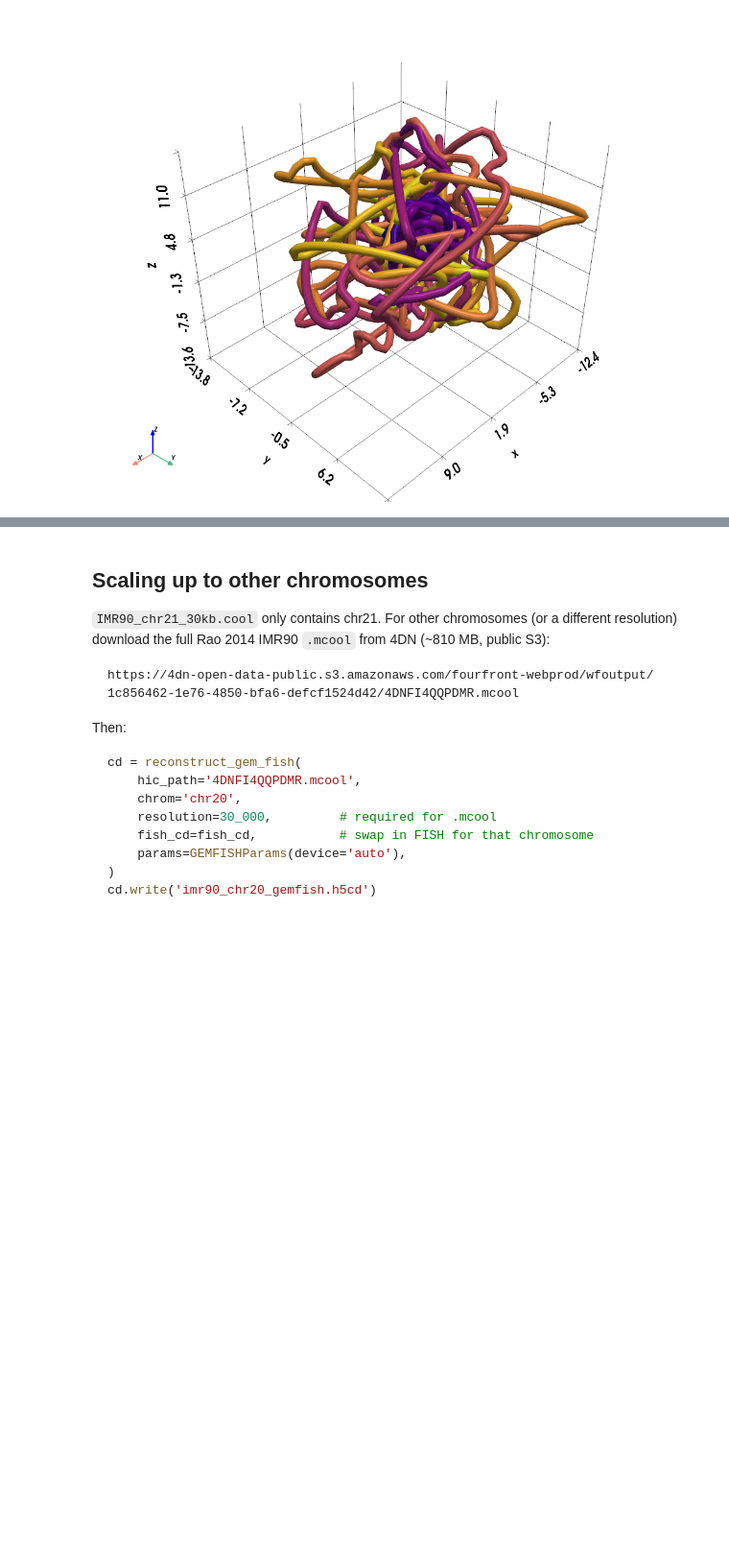
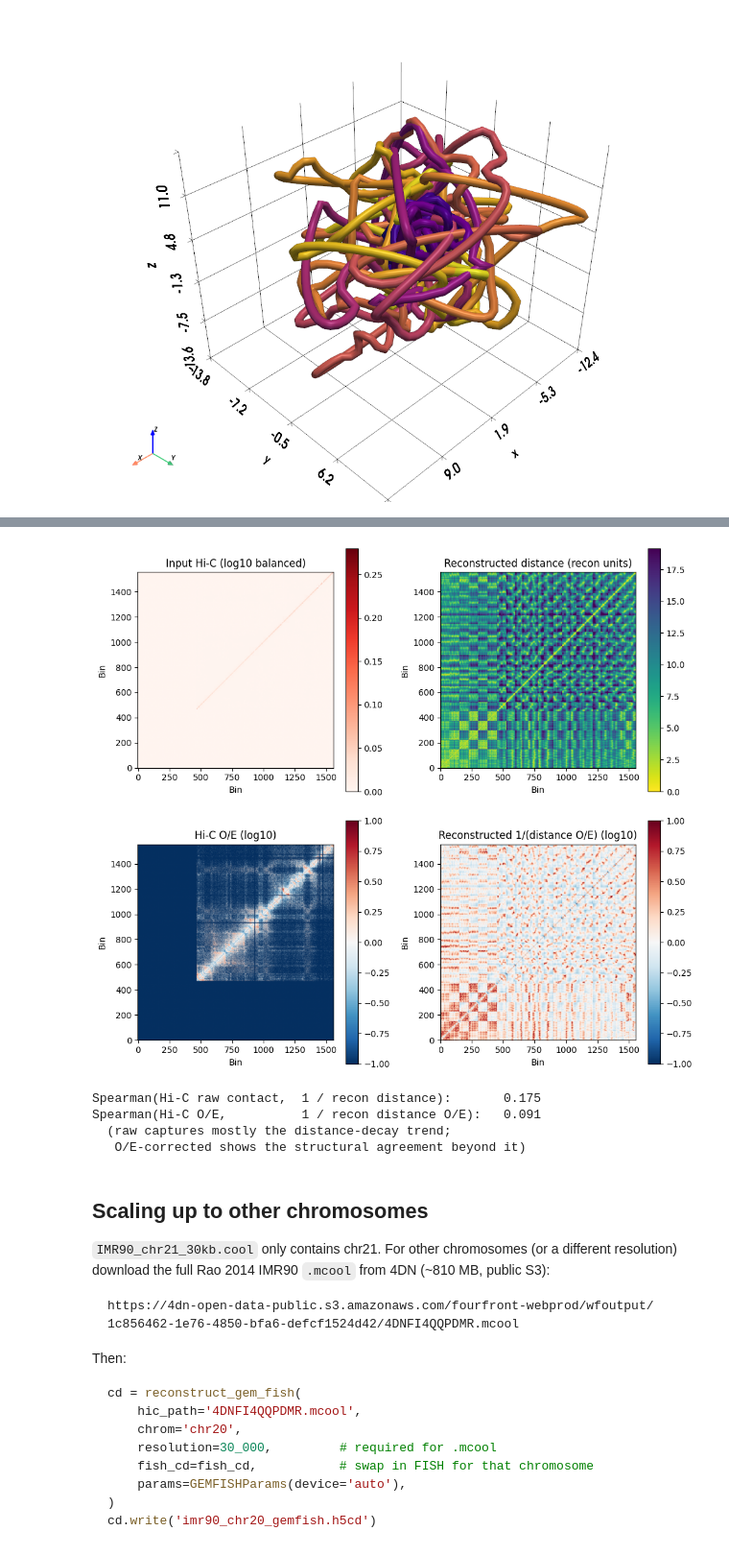
Before and after one commit to u-science-lab/U-Chrom, a Jupyter notebook: tutorials/gem_fish_reconstruction.ipynb, the cells around one changed output, grey strips where cells are left out. Shown at 96% size. Cells and saved outputs as stored; diff of their text form; code cells hidden in the pictures; blank space fills up the shorter version.

```diff
--- a/tutorials/gem_fish_reconstruction.ipynb
+++ b/tutorials/gem_fish_reconstruction.ipynb
@@ -322,3 +342,80 @@ plot_structure_3d(
+# %%
+from uchrom.recon.fish._hic import load_contact_matrix
+from scipy.stats import spearmanr
+from scipy.spatial.distance import cdist
+
+hic_mat, hic_bin_df = load_contact_matrix(
+    str(hic_cool), chrom='chr21', resolution=None, normalize=True,
+)
+hic_mat = np.nan_to_num(hic_mat, nan=0.0)
+D_recon_full = cdist(cd.coords, cd.coords)
+n_bins = hic_mat.shape[0]
+
+# Observed / expected: divide each off-diagonal element by the mean at
+# its genomic separation.  Reveals structural features independent of
+# the distance-decay trend.
+def oe_normalize(mat):
+    n = mat.shape[0]
+    out = np.zeros_like(mat)
+    for k in range(1, n):
+        diag_vals = np.array([mat[i, i + k] for i in range(n - k)])
+        pos = diag_vals[diag_vals > 0]
+        if pos.size == 0: continue
+        mu = pos.mean()
+        for i in range(n - k):
+            out[i, i + k] = out[i + k, i] = (
+                mat[i, i + k] / mu if mat[i, i + k] > 0 else 0.0
+            )
+    return out
+
+hic_oe = oe_normalize(hic_mat)
+dist_oe = oe_normalize(D_recon_full)  # high distance / expected → far
+# For distance matrix, "observed/expected > 1" means farther than
+# expected; to make it analogous to contact-frequency we flip the sign.
+dist_inv_oe = np.where(dist_oe > 0, 1.0 / dist_oe, 0.0)
+
+fig, axes = plt.subplots(2, 2, figsize=(10, 9))
+
+im00 = axes[0, 0].imshow(np.log10(hic_mat + 1), cmap='Reds', origin='lower')
+axes[0, 0].set_title('Input Hi-C (log10 balanced)')
+plt.colorbar(im00, ax=axes[0, 0])
+
+im01 = axes[0, 1].imshow(D_recon_full, cmap='viridis_r', origin='lower',
+                          vmax=np.percentile(D_recon_full, 98))
+axes[0, 1].set_title('Reconstructed distance (recon units)')
+plt.colorbar(im01, ax=axes[0, 1])
+
+im10 = axes[1, 0].imshow(np.log10(hic_oe + 1e-2), cmap='RdBu_r', origin='lower',
+                          vmin=-1, vmax=1)
+axes[1, 0].set_title('Hi-C O/E (log10)')
+plt.colorbar(im10, ax=axes[1, 0])
+
+im11 = axes[1, 1].imshow(np.log10(dist_inv_oe + 1e-2), cmap='RdBu_r',
+                          origin='lower', vmin=-1, vmax=1)
+axes[1, 1].set_title('Reconstructed 1/(distance O/E) (log10)')
+plt.colorbar(im11, ax=axes[1, 1])
+
+for ax in axes.flat:
+    ax.set_xlabel('Bin'); ax.set_ylabel('Bin')
+plt.tight_layout()
+plt.show()
+
+# Correlations
+iu = np.triu_indices(n_bins, k=1)
+ok = (hic_mat[iu] > 0) & (D_recon_full[iu] > 0)
+rho_raw, _ = spearmanr(hic_mat[iu][ok], 1.0 / D_recon_full[iu][ok])
+ok_oe = (hic_oe[iu] > 0) & (dist_oe[iu] > 0)
+rho_oe, _ = spearmanr(hic_oe[iu][ok_oe], 1.0 / dist_oe[iu][ok_oe])
+print(f'Spearman(Hi-C raw contact,  1 / recon distance):       {rho_raw:.3f}')
+print(f'Spearman(Hi-C O/E,          1 / recon distance O/E):   {rho_oe:.3f}')
+print('  (raw captures mostly the distance-decay trend;')
+print('   O/E-corrected shows the structural agreement beyond it)')
+# %% [output]
+[figure, added]
+Spearman(Hi-C raw contact,  1 / recon distance):       0.175
+Spearman(Hi-C O/E,          1 / recon distance O/E):   0.091
+  (raw captures mostly the distance-decay trend;
+   O/E-corrected shows the structural agreement beyond it)
 # %% [markdown]
 ## Scaling up to other chromosomes
 
```
Also changed, not shown: parts of 1 cell of this notebook, 1 other file.
